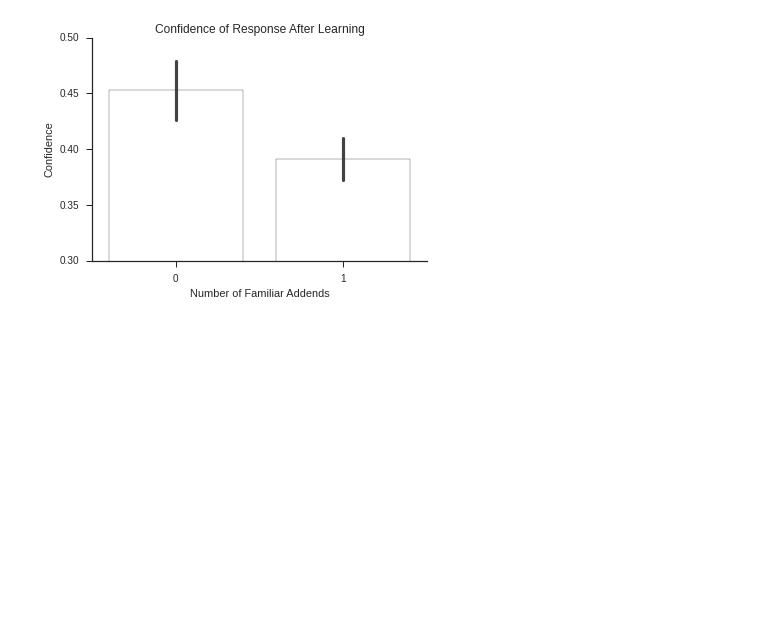
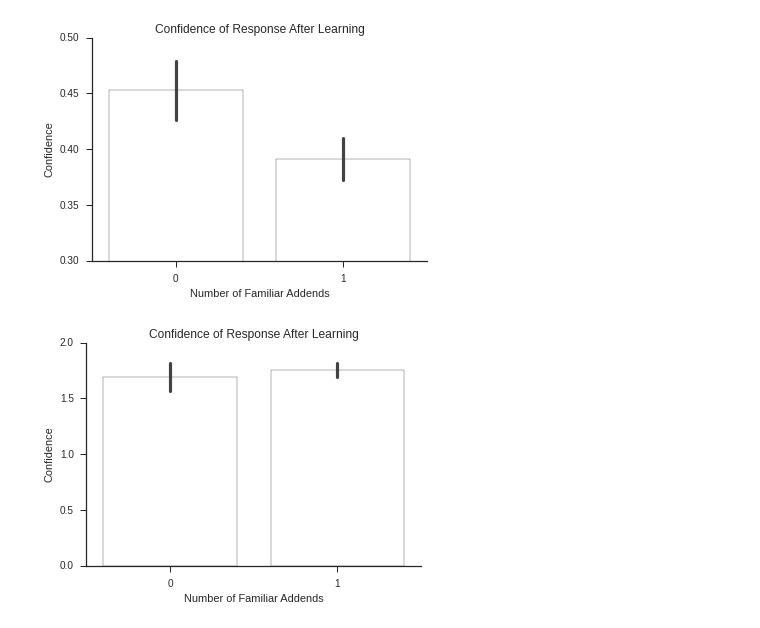
Before and after one commit to Seanny123/counting_to_addition, a Jupyter notebook: paper pred fig.ipynb, the cells around one changed output. Drawn from its saved outputs; the diff is of its cells as text; code cells hidden in the pictures; blank space fills up the shorter version.

```diff
--- a/paper pred fig.ipynb
+++ b/paper pred fig.ipynb
@@ -214,3 +214,14 @@ fig = ax.get_figure()
 fig.savefig("conf_bar_plot.pdf", format="pdf")
 # %% [output]
 [figure]
+# %%
+sns.set_style("ticks")
+ax = sns.barplot(x="fam", y="error", data=mr, color="white")
+
+ax.set_title("Confidence of Response After Learning")
+ax.set_ylabel("Confidence")
+ax.set_xlabel("Number of Familiar Addends")
+#ax.set_ylim(0.3, 1)
+sns.despine()
+# %% [output]
+[figure, added]
```
Also changed, not shown: 14 other files.
